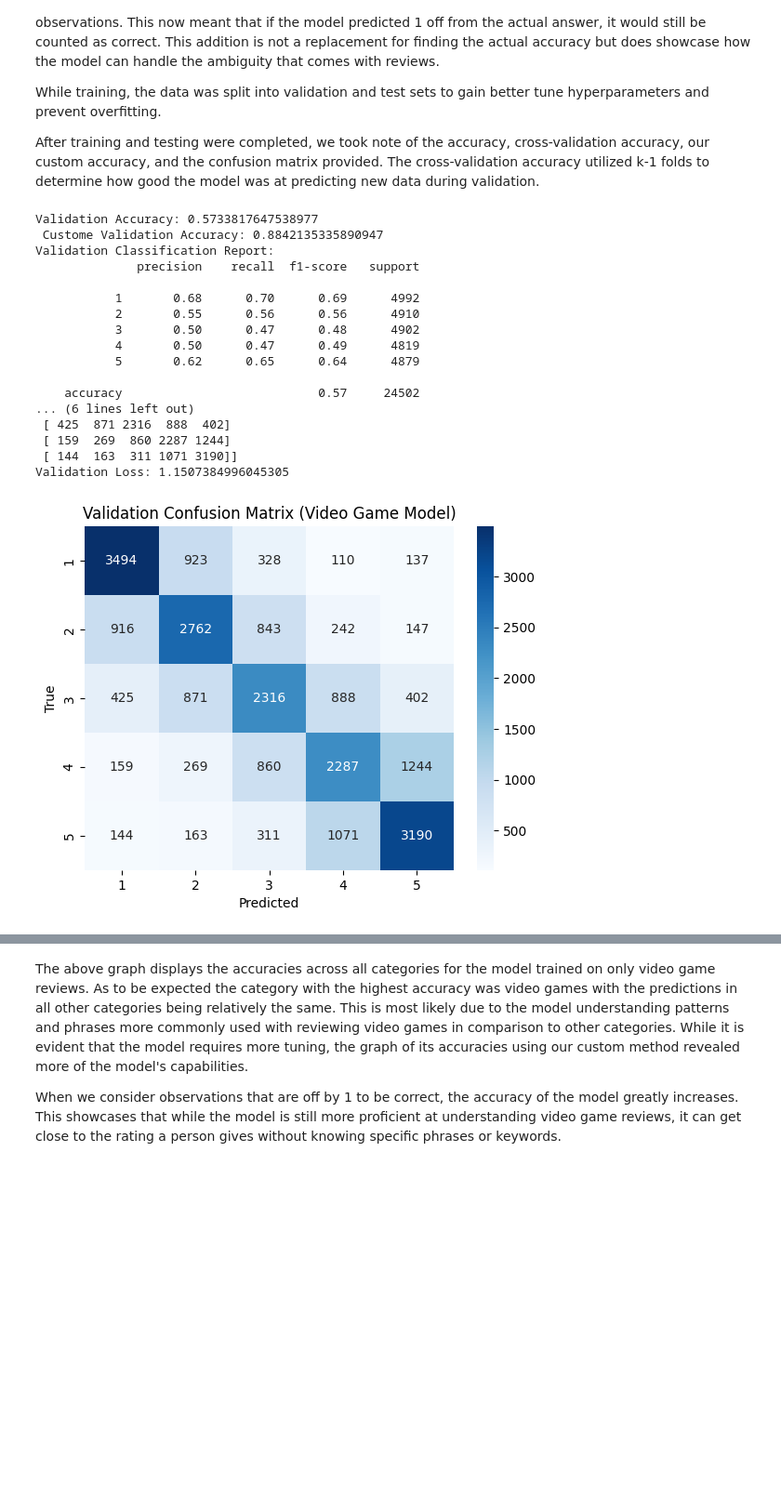
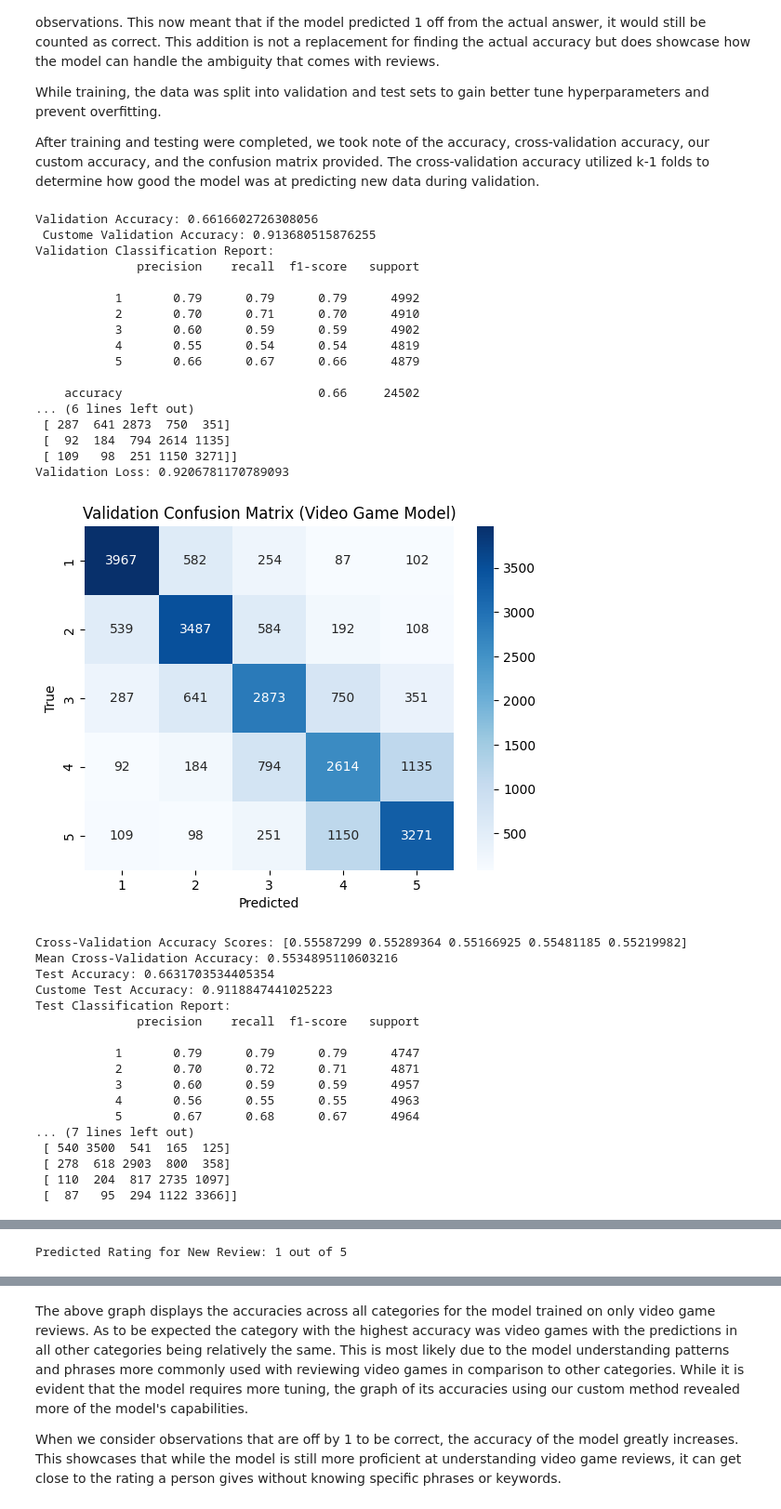
Before and after one commit to AhmadSesay/AhmadSesay.github.io, a Jupyter notebook: Final_Turotial.ipynb, the cells around one changed output, grey strips where cells are left out. Shown at 93% size. Saved outputs shown, nothing was run; the diff lists cells and outputs as text; code cells hidden in the pictures; blank space fills up the shorter version.

```diff
--- a/Final_Turotial.ipynb
+++ b/Final_Turotial.ipynb
@@ -235,7 +234,7 @@ from sklearn.feature_extraction.text import TfidfVectorizer
 # including all words
 # regardless  of their occurrence across the dataset.
 
-tfidf_vectorizer_v = TfidfVectorizer(max_features=9000 , ngram_range=(1, 2), min_df=1, max_df=1.0)
+tfidf_vectorizer_v = TfidfVectorizer(max_features=150000 , ngram_range=(1, 2), min_df=1, max_df=0.1)
 features = tfidf_vectorizer_v.fit_transform(data_vid['cleaned_review'])
 
 
@@ -296,43 +295,60 @@ print(f"Mean Cross-Validation Accuracy: {scores.mean()}")
 #Evaluate with Test Data
 y_test_pred = model.predict(X_test)
 test_accuracy = accuracy_score(y_test, y_test_pred)
 custome_test_accuracy = within_1_accuracy(y_test, y_test_pred)
 test_report = classification_report(y_test, y_test_pred, target_names=[str(i) for i in range(1, 6)])
 test_conf_matrix = confusion_matrix(y_test, y_test_pred)
 
 print(f"Test Accuracy: {test_accuracy}")
 print(f"Custome Test Accuracy: {custome_test_accuracy}")
 print(f"Test Classification Report:\n{test_report}")
 print(f"Test Confusion Matrix:\n{test_conf_matrix}")
 
 # Visualize test Confusion matrix
 sns.heatmap(test_conf_matrix, annot=True, fmt='d', cmap='Blues', xticklabels=[str(i) for i in range(1, 6)], yticklabels=[str(i) for i in range(1, 6)])
 plt.xlabel('Predicted')
 plt.ylabel('True')
 plt.title('Test Confusion Matrix (Video Game Model)')
 plt.show()
 new_review = ["THIS IS A BAD GAME!"]
 new_review_vectorized =tfidf_vectorizer_v.transform(new_review)
 predicted_rating = model.predict(new_review_vectorized)
 
 
 print(f"Predicted Rating for New Review: {predicted_rating[0]} out of 5")
 # %% [output]
-Validation Accuracy: 0.5733817647538977
- Custome Validation Accuracy: 0.8842135335890947
+Validation Accuracy: 0.6616602726308056
+ Custome Validation Accuracy: 0.913680515876255
 Validation Classification Report:
               precision    recall  f1-score   support
 
-           1       0.68      0.70      0.69      4992
-           2       0.55      0.56      0.56      4910
-           3       0.50      0.47      0.48      4902
-           4       0.50      0.47      0.49      4819
-           5       0.62      0.65      0.64      4879
+           1       0.79      0.79      0.79      4992
+           2       0.70      0.71      0.70      4910
+           3       0.60      0.59      0.59      4902
+           4       0.55      0.54      0.54      4819
+           5       0.66      0.67      0.66      4879
 
-    accuracy                           0.57     24502
+    accuracy                           0.66     24502
 ... (6 lines left out)
- [ 425  871 2316  888  402]
- [ 159  269  860 2287 1244]
- [ 144  163  311 1071 3190]]
-Validation Loss: 1.1507384996045305
+ [ 287  641 2873  750  351]
+ [  92  184  794 2614 1135]
+ [ 109   98  251 1150 3271]]
+Validation Loss: 0.9206781170789093
-[figure, old version]
+[figure, new version]
+Cross-Validation Accuracy Scores: [0.55587299 0.55289364 0.55166925 0.55481185 0.55219982]
+Mean Cross-Validation Accuracy: 0.5534895110603216
+Test Accuracy: 0.6631703534405354
+Custome Test Accuracy: 0.9118847441025223
+Test Classification Report:
+              precision    recall  f1-score   support
+
+           1       0.79      0.79      0.79      4747
+           2       0.70      0.72      0.71      4871
+           3       0.60      0.59      0.59      4957
+           4       0.56      0.55      0.55      4963
+           5       0.67      0.68      0.67      4964
+... (7 lines left out)
+ [ 540 3500  541  165  125]
+ [ 278  618 2903  800  358]
+ [ 110  204  817 2735 1097]
+ [  87   95  294 1122 3366]]
@@ -339,3 +356,4 @@ Validation Loss: 1.1507384996045305
+Predicted Rating for New Review: 1 out of 5
 # %%
 # Combined Model Training
 
```
Also changed, not shown: parts of 9 cells of this notebook.
